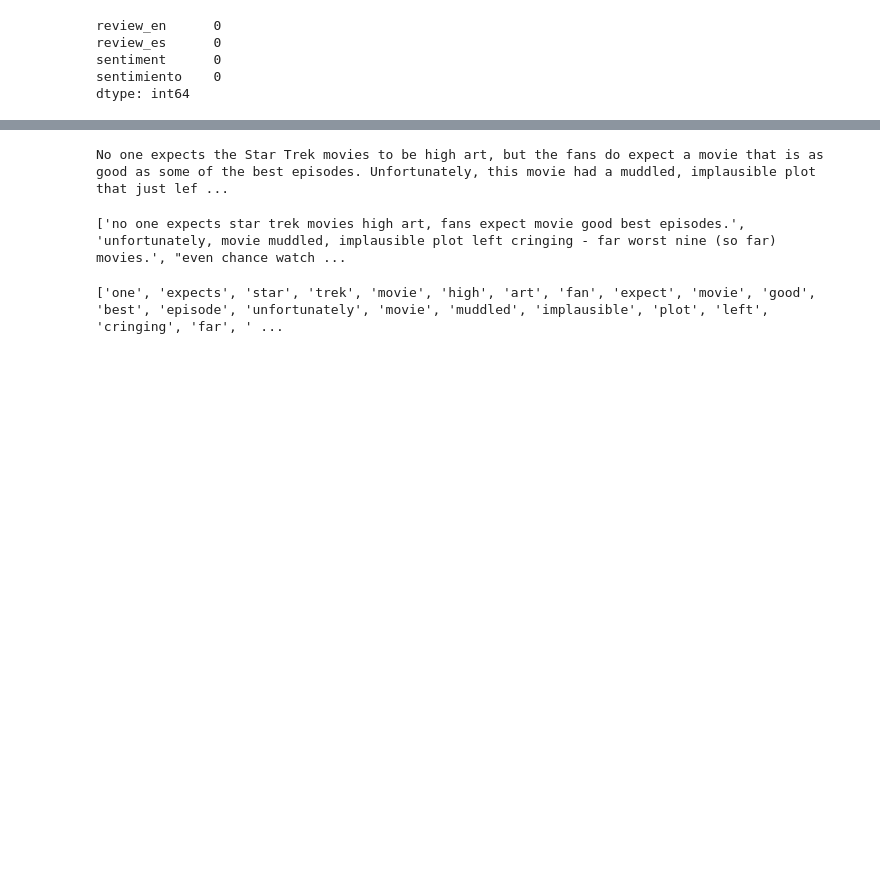
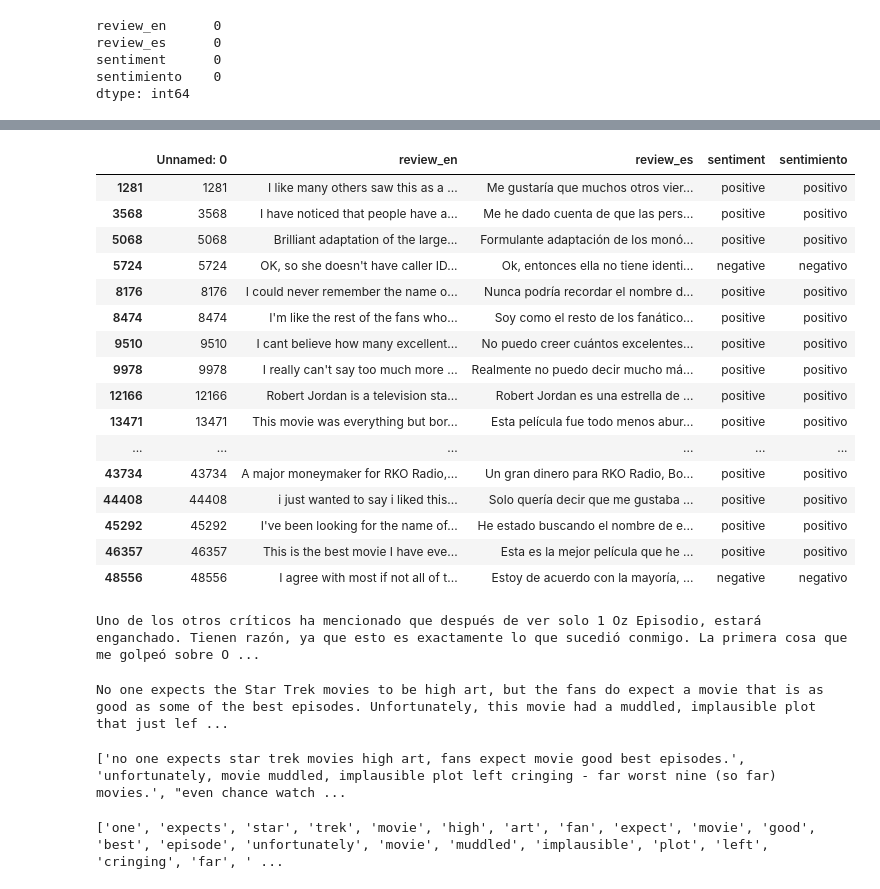
Before and after one commit to zfriedman0/5290-Spanish-MTSA, a Jupyter notebook: EDA-ZFriedman.ipynb, the cells around one changed output, grey strips where cells are left out. Saved outputs shown, nothing was run; the diff lists cells and outputs as text; code cells hidden in the pictures; blank space fills up the shorter version.

```diff
--- a/EDA-ZFriedman.ipynb
+++ b/EDA-ZFriedman.ipynb
@@ -114,0 +111,26 @@ filtered_df
+# %%
+#pattern = r'https?://[A-Za-z0-9./]+'
+#pattern = r'@[A-Za-z0-9]+'
+pattern = r'\S+@\S+'
+mask = df['review_es'].str.contains(pattern)
+
+filtered_df = df[mask]
+filtered_df
+# %% [output]
+|  | Unnamed: 0 | review_en | review_es | sentiment | sentimiento |
+| 1281 | 1281 | I like many others saw this as a ... | Me gustaría que muchos otros vier... | positive | positivo |
+| 3568 | 3568 | I have noticed that people have a... | Me he dado cuenta de que las pers... | positive | positivo |
+| 5068 | 5068 | Brilliant adaptation of the large... | Formulante adaptación de los monó... | positive | positivo |
+| 5724 | 5724 | OK, so she doesn't have caller ID... | Ok, entonces ella no tiene identi... | negative | negativo |
+| 8176 | 8176 | I could never remember the name o... | Nunca podría recordar el nombre d... | positive | positivo |
+| 8474 | 8474 | I'm like the rest of the fans who... | Soy como el resto de los fanático... | positive | positivo |
+| 9510 | 9510 | I cant believe how many excellent... | No puedo creer cuántos excelentes... | positive | positivo |
+| 9978 | 9978 | I really can't say too much more ... | Realmente no puedo decir mucho má... | positive | positivo |
+| 12166 | 12166 | Robert Jordan is a television sta... | Robert Jordan es una estrella de ... | positive | positivo |
+| 13471 | 13471 | This movie was everything but bor... | Esta película fue todo menos abur... | positive | positivo |
+| ... | ... | ... | ... | ... | ... |
+| 43734 | 43734 | A major moneymaker for RKO Radio,... | Un gran dinero para RKO Radio, Bo... | positive | positivo |
+| 44408 | 44408 | i just wanted to say i liked this... | Solo quería decir que me gustaba ... | positive | positivo |
+| 45292 | 45292 | I've been looking for the name of... | He estado buscando el nombre de e... | positive | positivo |
+| 46357 | 46357 | This is the best movie I have eve... | Esta es la mejor película que he ... | positive | positivo |
+| 48556 | 48556 | I agree with most if not all of t... | Estoy de acuerdo con la mayoría, ... | negative | negativo |
@@ -115,3 +159,8 @@ filtered_df
+# %%
+b = df.iloc[0]['review_es']
+print(b)
+# %% [output]
+Uno de los otros críticos ha mencionado que después de ver solo 1 Oz Episodio, estará enganchado. Tienen razón, ya que esto es exactamente lo que sucedió conmigo. La primera cosa que me golpeó sobre O ...
 # %%
 x = filtered_df.iloc[33081]['review_en']
 print(x)
```
Also changed, not shown: parts of 12 cells of this notebook, 1 other file.
